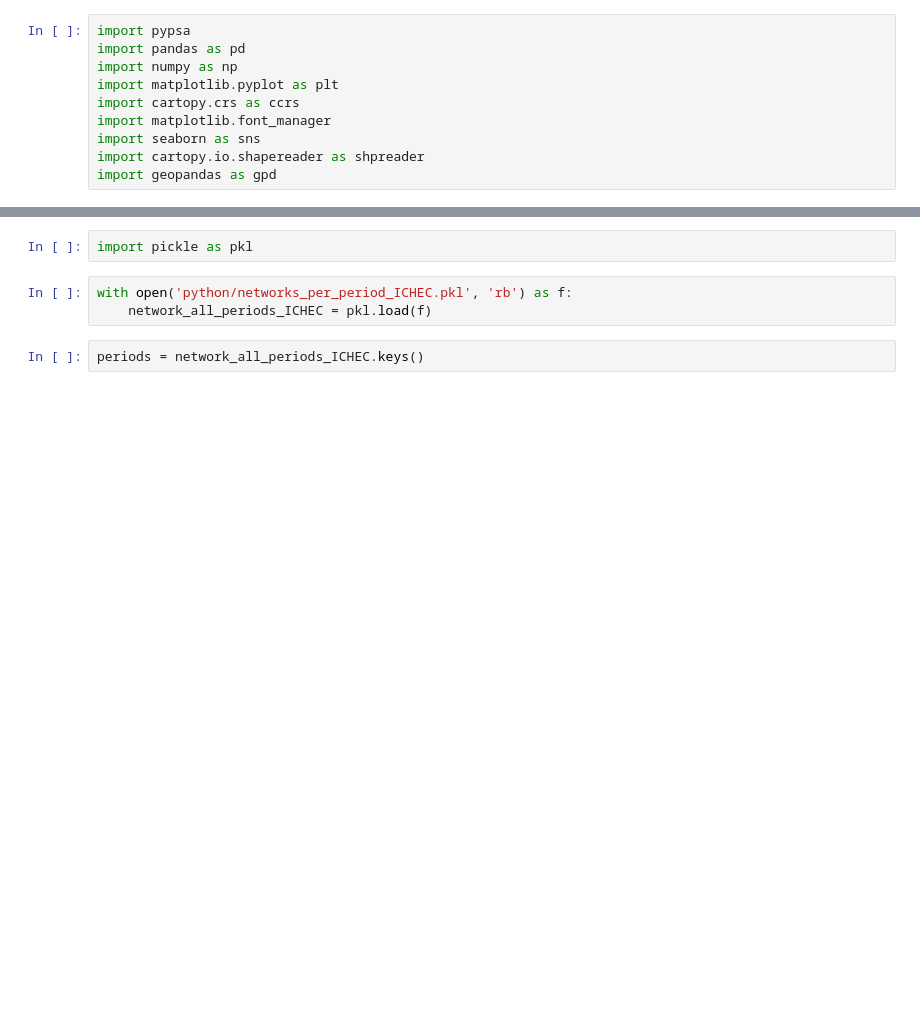
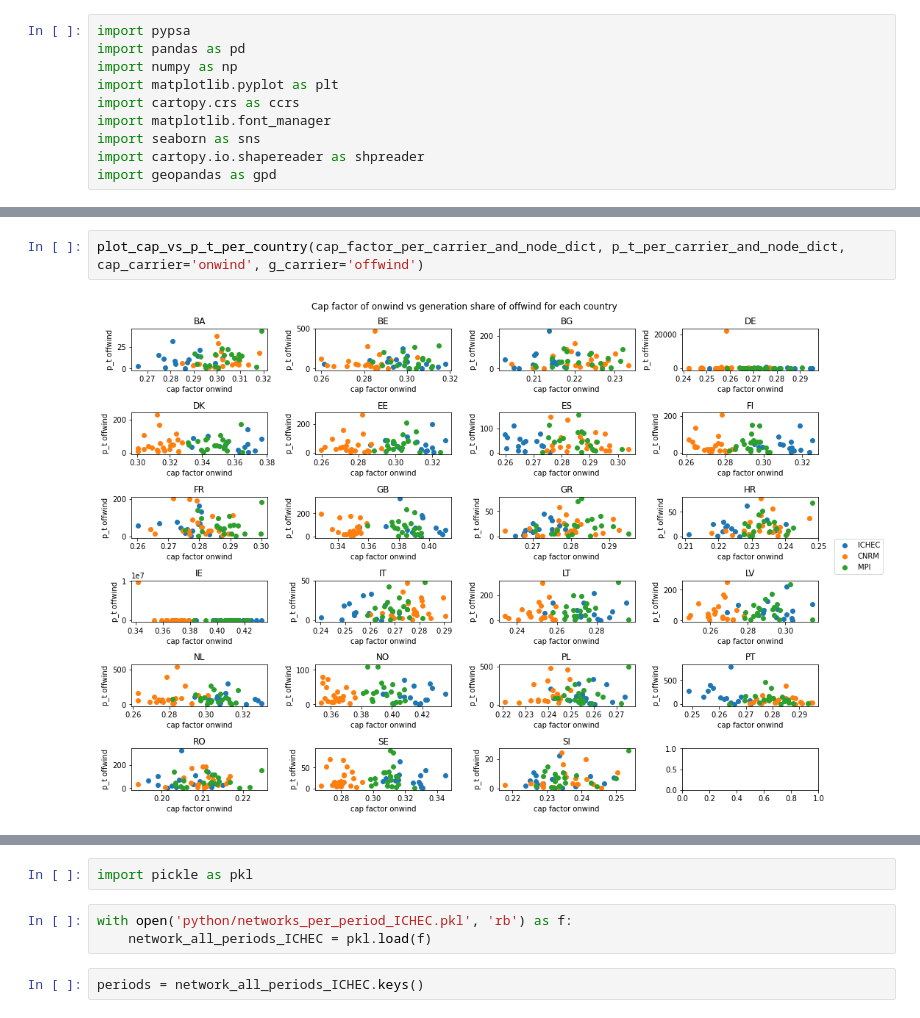
Before and after one commit to 2021-Energy-Climate-Hackathon/group_5, a Jupyter notebook: eval_cap_factor_vs_p_nom_opt_jp.ipynb, the cells around one changed output, grey strips where cells are left out. Saved outputs shown, nothing was run; the diff lists cells and outputs as text; blank space fills up the shorter version.

```diff
--- a/eval_cap_factor_vs_p_nom_opt_jp.ipynb
+++ b/eval_cap_factor_vs_p_nom_opt_jp.ipynb
@@ -58,0 +232,4 @@ cap_input_per_carrier
+# %%
+plot_cap_vs_p_t_per_country(cap_factor_per_carrier_and_node_dict, p_t_per_carrier_and_node_dict, cap_carrier='onwind', g_carrier='offwind')
+# %% [output]
+[figure, added]
```
Also changed, not shown: parts of 18 cells of this notebook, 2 other files.
